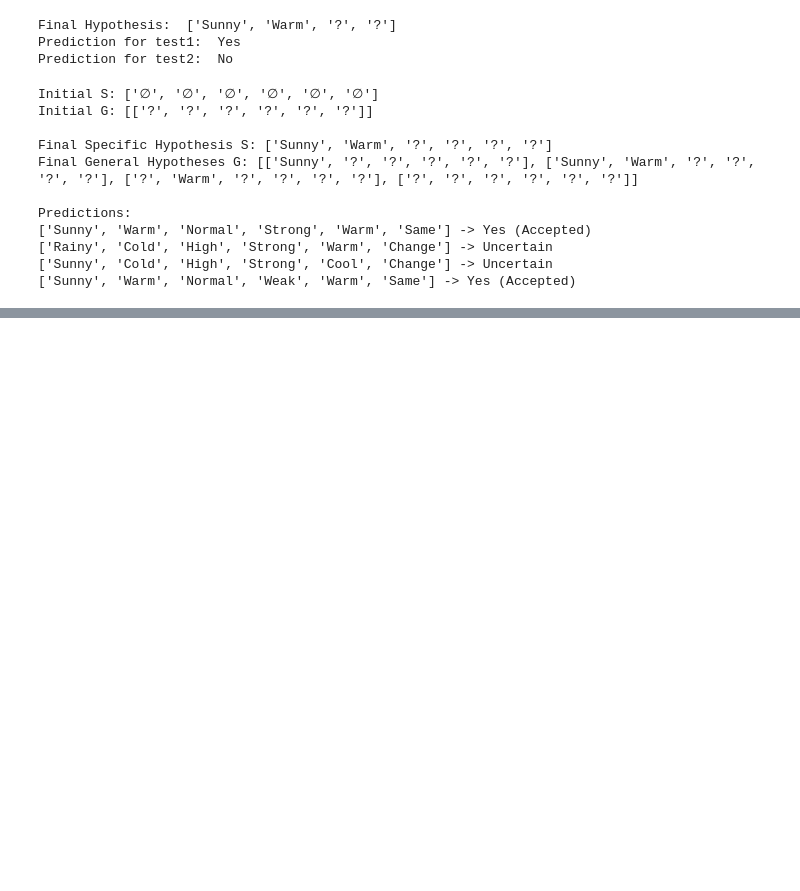
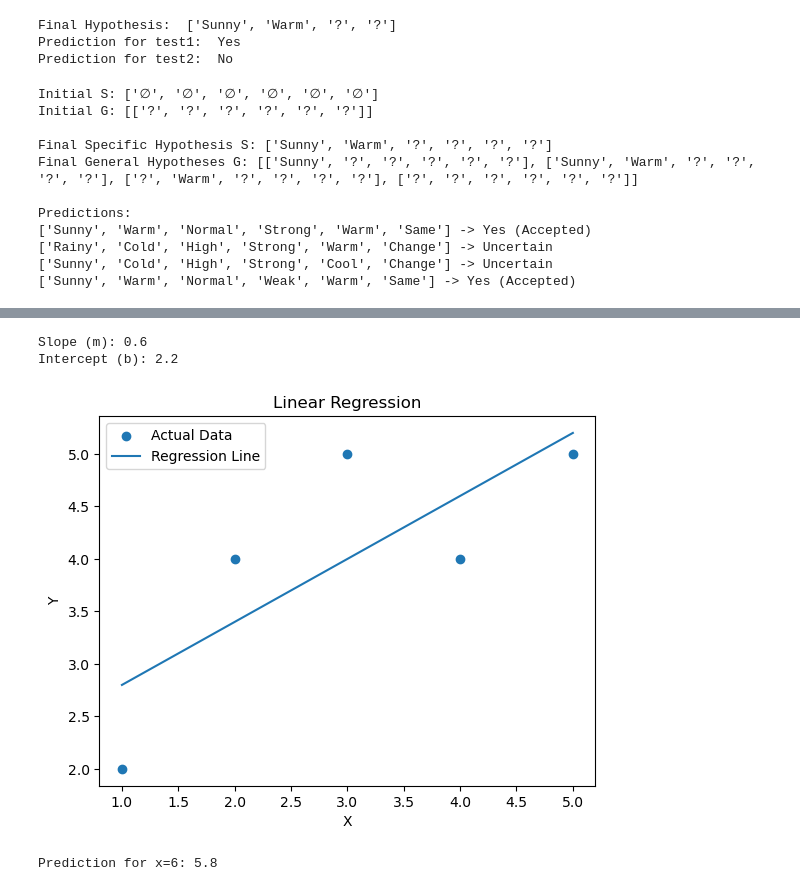
Before and after one commit to Karuppasamy654/ML, a Jupyter notebook: lab5_05-07-2026.ipynb, the cells around one changed output, grey strips where cells are left out. Cells and saved outputs as stored; diff of their text form; code cells hidden in the pictures; blank space fills up the shorter version.

```diff
--- a/lab5_05-07-2026.ipynb
+++ b/lab5_05-07-2026.ipynb
@@ -158,0 +191,33 @@ Predictions:
+# %%
+import numpy as np
+import matplotlib.pyplot as plt
+
+X = np.array([1, 2, 3, 4, 5])
+Y = np.array([2, 4, 5, 4, 5])
+mean_x = np.mean(X)
+mean_y = np.mean(Y)
+m = np.sum((X - mean_x) * (Y - mean_y)) / np.sum((X - mean_x) ** 2)
+b = mean_y - m * mean_x
+print("Slope (m):", m)
+print("Intercept (b):", b)
+
+def predict(x):
+    return m * x + b
+
+Y_pred = predict(X)
+
+plt.scatter(X, Y, label="Actual Data")
+plt.plot(X, Y_pred, label="Regression Line")
+plt.xlabel("X")
+plt.ylabel("Y")
+plt.title("Linear Regression")
+plt.legend()
+plt.show()
+
+x_new = 6
+print("Prediction for x=6:", predict(x_new))
+# %% [output]
+Slope (m): 0.6
+Intercept (b): 2.2
+[figure, added]
+Prediction for x=6: 5.8
```
Also changed, not shown: parts of 2 cells of this notebook.
